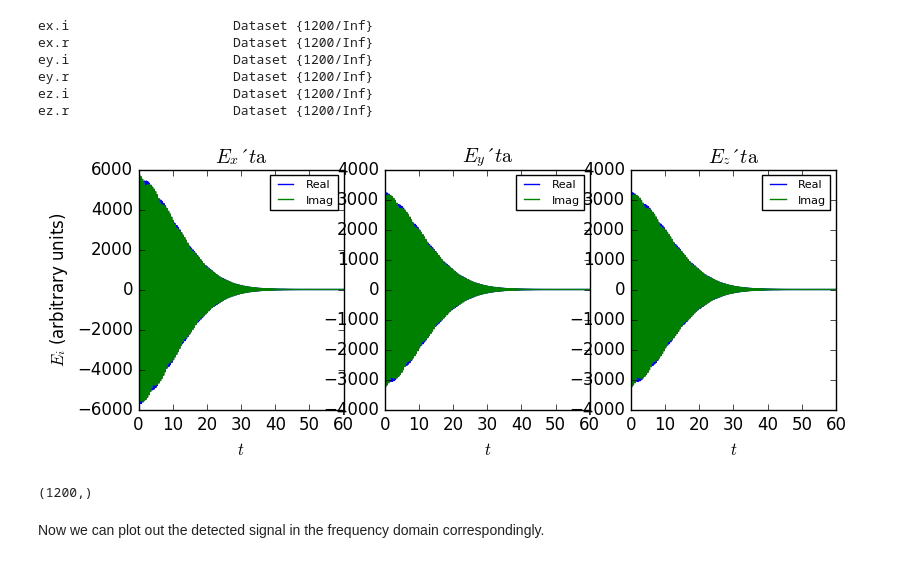
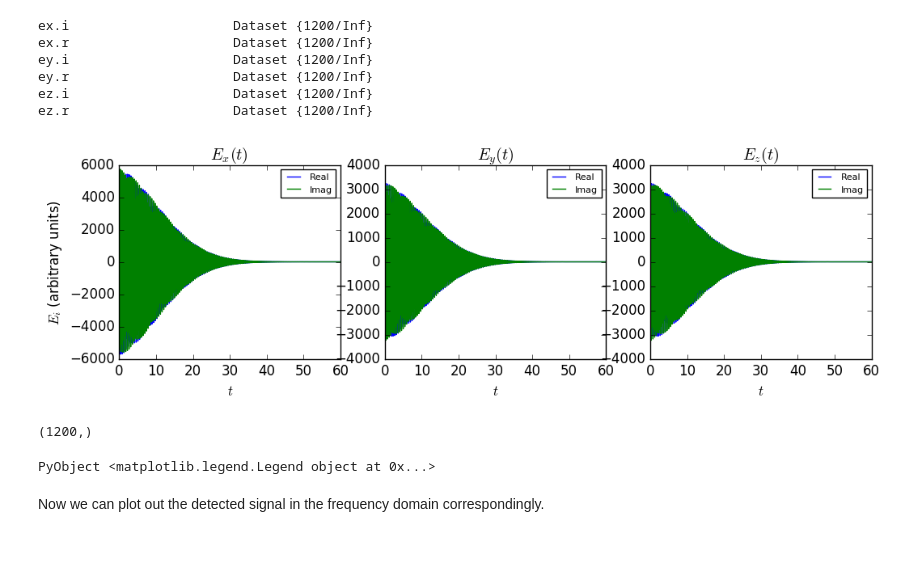
Before and after one commit to i2000s/simnanophotonics, a Jupyter notebook: sqwg.ipynb, the cells around one changed output. Saved outputs shown, nothing was run; the diff lists cells and outputs as text; code cells hidden in the pictures.

```diff
--- a/sqwg.ipynb
+++ b/sqwg.ipynb
@@ -313,36 +311,37 @@ ex = h5read("sqwg-Ert.h5", "ex.r") + im*h5read("sqwg-Ert.h5", "ex.i")
 ey = h5read("sqwg-Ert.h5", "ey.r") + im*h5read("sqwg-Ert.h5", "ey.i")
 ez = h5read("sqwg-Ert.h5", "ez.r") + im*h5read("sqwg-Ert.h5", "ez.i")
 println(size(ex))
 lent=length(ex)
 ex = ex[end:-1:1]; ey = ey[end:-1:1]; ez = ez[end:-1:1];
 t=linspace(0,60.0,lent)
-figure(figsize=(9,3))
+figure(figsize=(12,3))
 subplot(1,3,1)
 ax=plot(t,real(ex))
 plot(t,imag(ex))
 title("\$E_x(t)\$ ")
 xlabel(L"t")
 ylabel(L"$E_i$ (arbitrary units)")
 legend(["Real", "Imag"],fontsize=8)
 
 subplot(1,3,2)
 ax=plot(t,real(ey))
 plot(t,imag(ey))
 title("\$E_y(t)\$")
 xlabel(L"t")
 #ylabel(L"$E_y$ (arbitrary units)")
 legend(["Real", "Imag"],fontsize=8)
 
 subplot(1,3,3)
 ax=plot(t,real(ez))
 plot(t,imag(ez))
 title("\$E_z(t)\$")
 xlabel(L"t")
 #ylabel(L"$E_z$ (arbitrary units)")
 legend(["Real", "Imag"],fontsize=8)
 # %% [output]
-[figure, old version]
+[figure, new version]
 (1200,)
+PyObject <matplotlib.legend.Legend object at 0x...>
 # %% [markdown]
 Now we can plot out the detected signal in the frequency domain correspondingly.
 # %%
```
Also changed, not shown: parts of 4 cells of this notebook.
